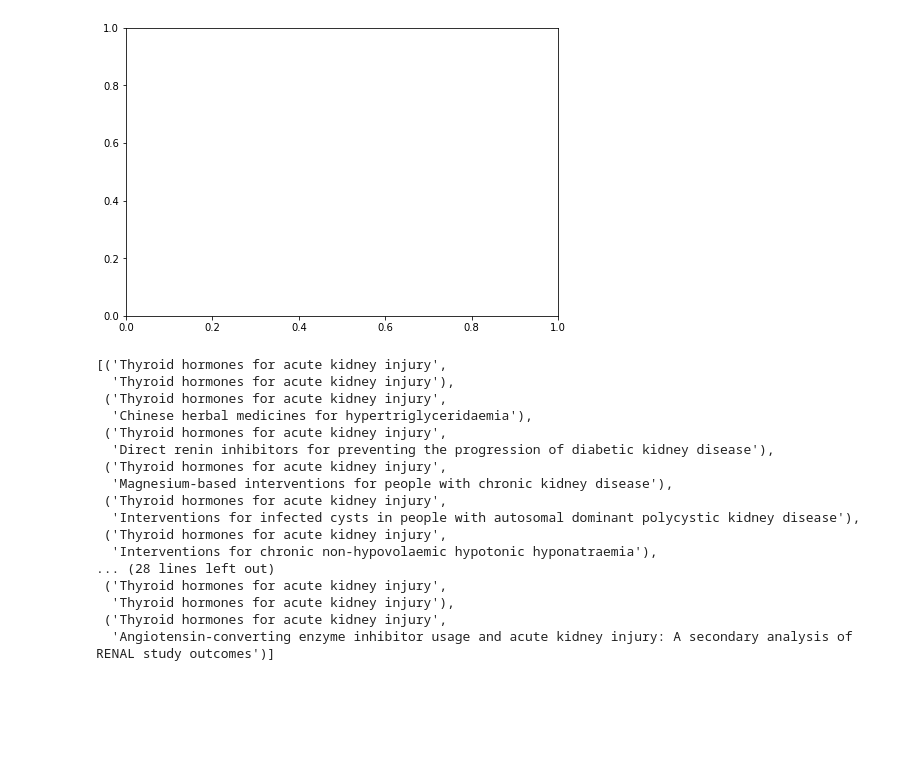
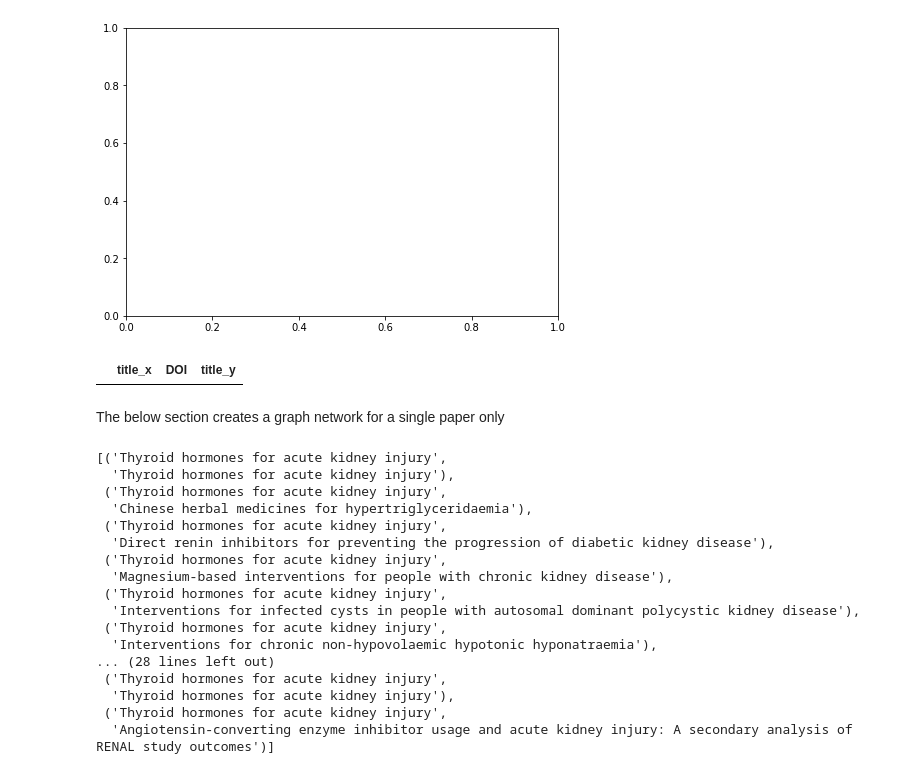
Before and after one commit to JMGalati8/iLab2, a Jupyter notebook: Network Table.ipynb, the cells around one changed output. Cells and saved outputs as stored; diff of their text form; code cells hidden in the pictures; blank space fills up the shorter version.

```diff
--- a/Network Table.ipynb
+++ b/Network Table.ipynb
@@ -97,6 +97,12 @@ plt.show()
 # %% [output]
 NetworkXError: Node 'Thyroid hormones for acute kidney injury' has no position.
 [figure]
+# %%
+citation_network[citation_network['title_x']=='Quantum emission from hexagonal boron nitride monolayers']
+# %% [output]
+|  | title_x | DOI | title_y |
+# %% [markdown]
+The below section creates a graph network for a single paper only
 # %%
 author_paper = citation_network[citation_network['title_x']=='Thyroid hormones for acute kidney injury']
 # %%
```
Also changed, not shown: parts of 15 cells of this notebook.
